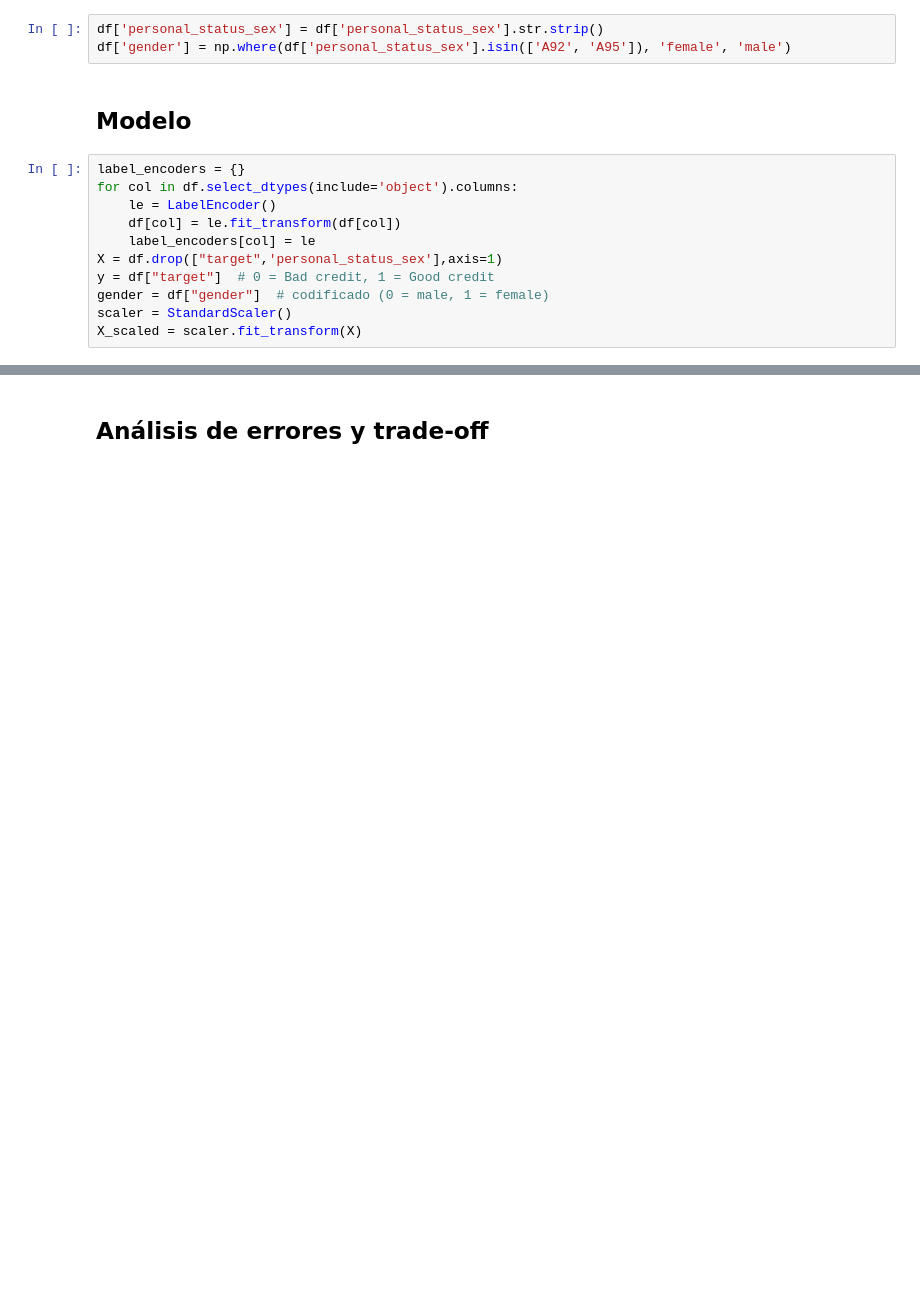
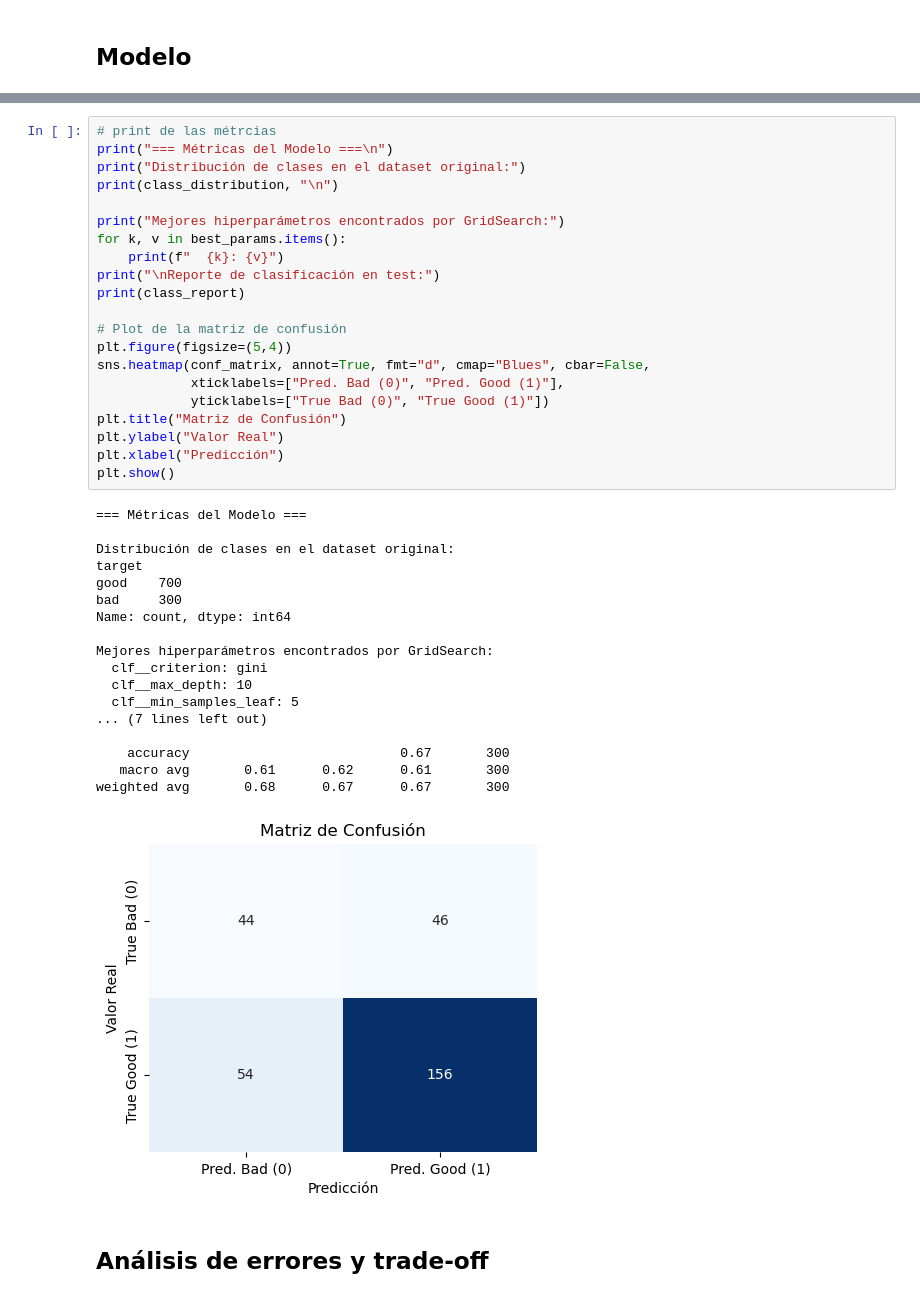
Before and after one commit to MateoRomano02/tp_equidad, a Jupyter notebook: notebooks/02-03.ipynb, the cells around one changed output, grey strips where cells are left out. Saved outputs shown, nothing was run; the diff lists cells and outputs as text; blank space fills up the shorter version.

```diff
--- a/notebooks/02-03.ipynb
+++ b/notebooks/02-03.ipynb
@@ -38,16 +33,2 @@ print(df['personal_status_sex'].unique())
-# %%
-df['personal_status_sex'] = df['personal_status_sex'].str.strip()
-df['gender'] = np.where(df['personal_status_sex'].isin(['A92', 'A95']), 'female', 'male')
 # %% [markdown]
 ## Modelo
-# %%
-label_encoders = {}
-for col in df.select_dtypes(include='object').columns:
-    le = LabelEncoder()
-    df[col] = le.fit_transform(df[col])
-    label_encoders[col] = le
-X = df.drop(["target",'personal_status_sex'],axis=1)
-y = df["target"]  # 0 = Bad credit, 1 = Good credit
-gender = df["gender"]  # codificado (0 = male, 1 = female)
-scaler = StandardScaler()
-X_scaled = scaler.fit_transform(X)
@@ -99,3 +80,43 @@ Matriz de confusión:
+# %%
+# print de las métrcias
+print("=== Métricas del Modelo ===\n")
+print("Distribución de clases en el dataset original:")
+print(class_distribution, "\n")
+
+print("Mejores hiperparámetros encontrados por GridSearch:")
+for k, v in best_params.items():
+    print(f"  {k}: {v}")
+print("\nReporte de clasificación en test:")
+print(class_report)
+
+# Plot de la matriz de confusión
+plt.figure(figsize=(5,4))
+sns.heatmap(conf_matrix, annot=True, fmt="d", cmap="Blues", cbar=False,
+            xticklabels=["Pred. Bad (0)", "Pred. Good (1)"],
+            yticklabels=["True Bad (0)", "True Good (1)"])
+plt.title("Matriz de Confusión")
+plt.ylabel("Valor Real")
+plt.xlabel("Predicción")
+plt.show()
+# %% [output]
+=== Métricas del Modelo ===
+
+Distribución de clases en el dataset original:
+target
+good    700
+bad     300
+Name: count, dtype: int64
+
+Mejores hiperparámetros encontrados por GridSearch:
+  clf__criterion: gini
+  clf__max_depth: 10
+  clf__min_samples_leaf: 5
+... (7 lines left out)
+
+    accuracy                           0.67       300
+   macro avg       0.61      0.62      0.61       300
+weighted avg       0.68      0.67      0.67       300
+[figure, added]
 # %% [markdown]
 ## Análisis de errores y trade-off
 # %% [markdown]
```
Also changed, not shown: parts of 28 cells of this notebook, 6 other files.
